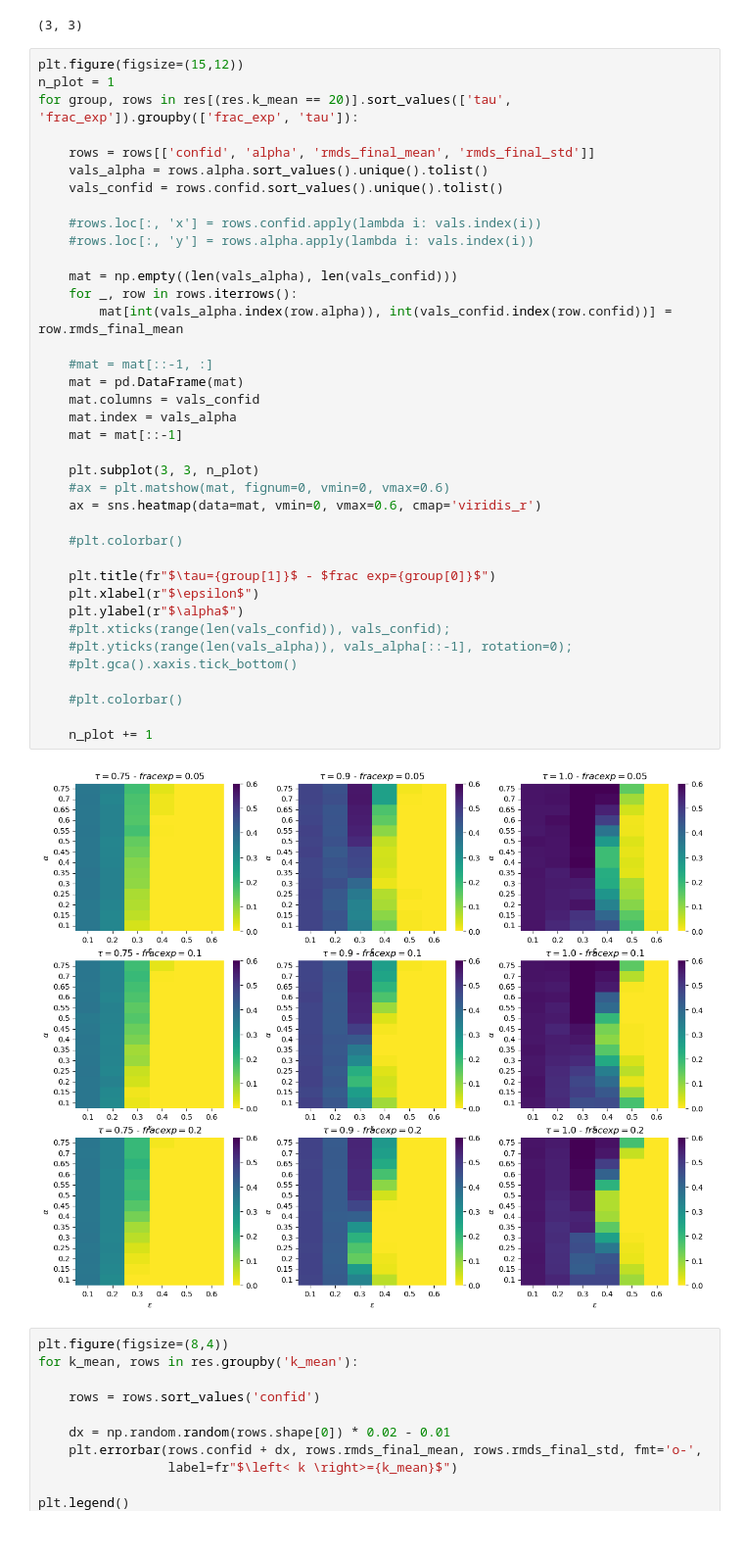
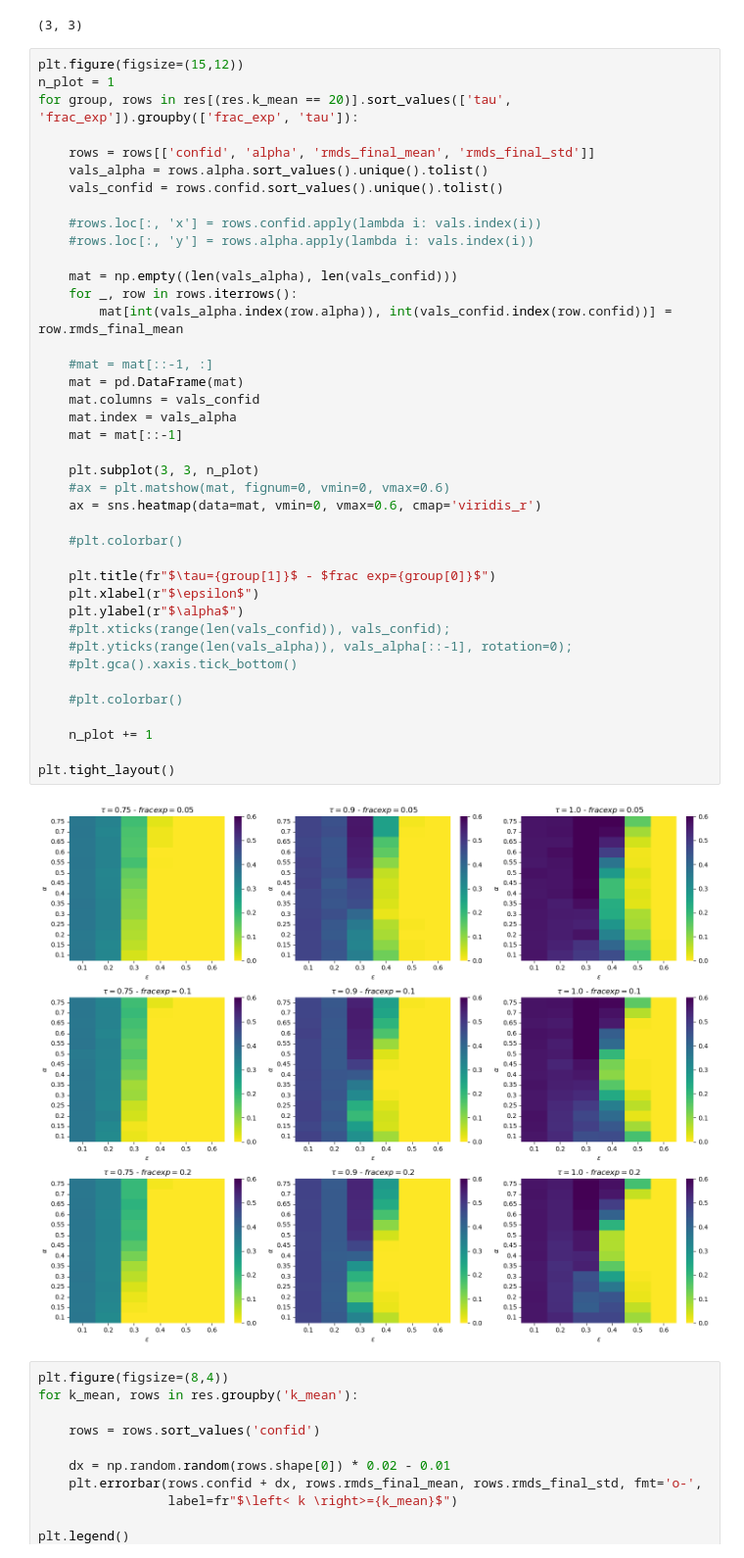
Before and after one commit to Loreb92/course-project-opinion-dynamics-experts, a Jupyter notebook: notebook/1.0.3_check_results_all.ipynb, the cells around one changed output. Shown at 98% size. Saved outputs shown, nothing was run; the diff lists cells and outputs as text.

```diff
--- a/notebook/1.0.3_check_results_all.ipynb
+++ b/notebook/1.0.3_check_results_all.ipynb
@@ -70,34 +68,36 @@ for group, rows in res[(res.k_mean == 20)].sort_values(['tau', 'frac_exp']).grou
     #rows.loc[:, 'x'] = rows.confid.apply(lambda i: vals.index(i))
     #rows.loc[:, 'y'] = rows.alpha.apply(lambda i: vals.index(i))
 
     mat = np.empty((len(vals_alpha), len(vals_confid)))
     for _, row in rows.iterrows():
         mat[int(vals_alpha.index(row.alpha)), int(vals_confid.index(row.confid))] = row.rmds_final_mean
 
     #mat = mat[::-1, :]
     mat = pd.DataFrame(mat)
     mat.columns = vals_confid
     mat.index = vals_alpha
     mat = mat[::-1]
 
     plt.subplot(3, 3, n_plot)
     #ax = plt.matshow(mat, fignum=0, vmin=0, vmax=0.6)
     ax = sns.heatmap(data=mat, vmin=0, vmax=0.6, cmap='viridis_r')
 
     #plt.colorbar()
 
     plt.title(fr"$\tau={group[1]}$ - $frac exp={group[0]}$")
     plt.xlabel(r"$\epsilon$")
     plt.ylabel(r"$\alpha$")
     #plt.xticks(range(len(vals_confid)), vals_confid);
     #plt.yticks(range(len(vals_alpha)), vals_alpha[::-1], rotation=0);
     #plt.gca().xaxis.tick_bottom()
 
     #plt.colorbar()
 
     n_plot += 1
+
+plt.tight_layout()
 # %% [output]
-[figure, old version]
+[figure, new version]
 # %%
 plt.figure(figsize=(8,4))
 for k_mean, rows in res.groupby('k_mean'):
```
Also changed, not shown: parts of 1 cell of this notebook, 7 other files.
